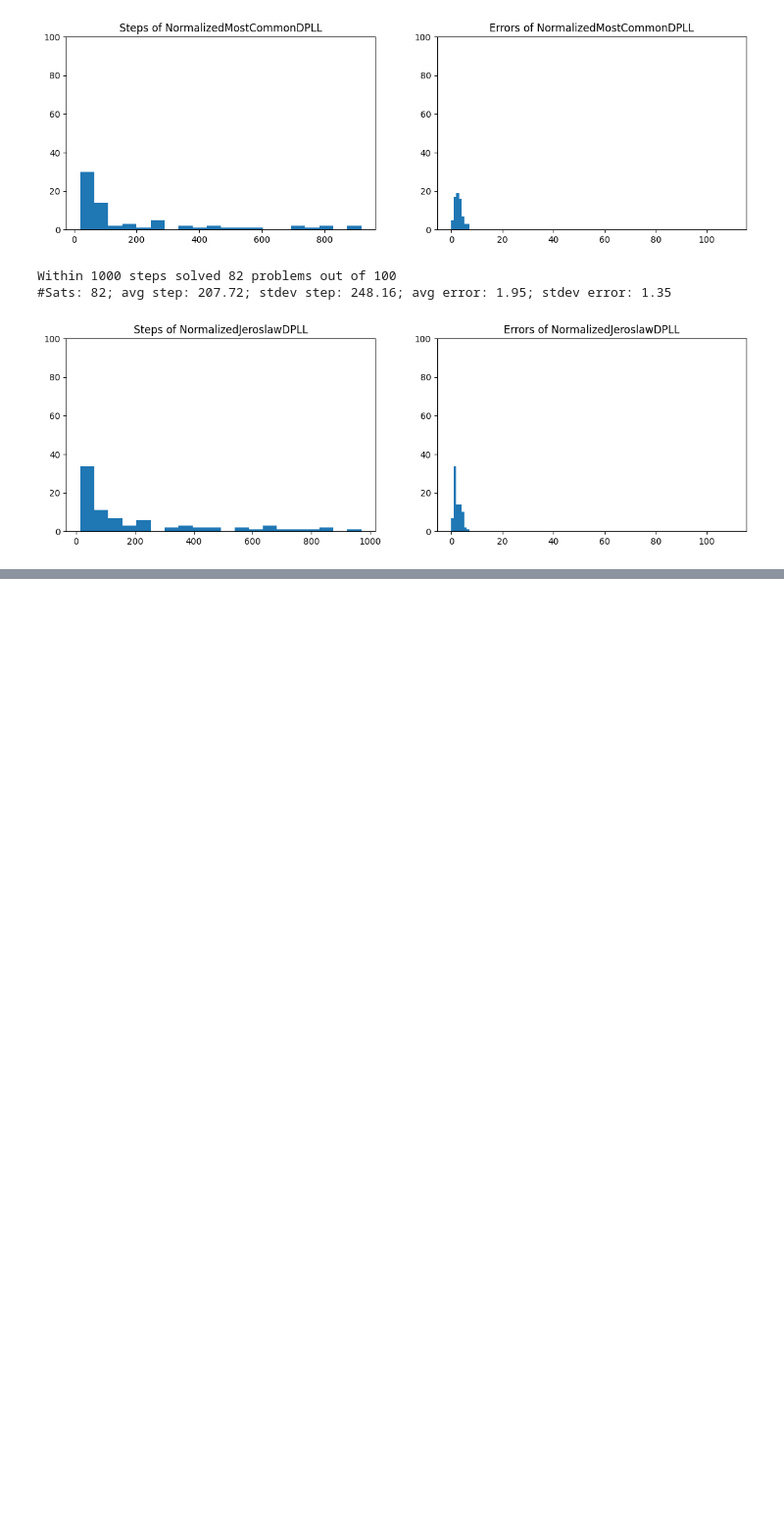
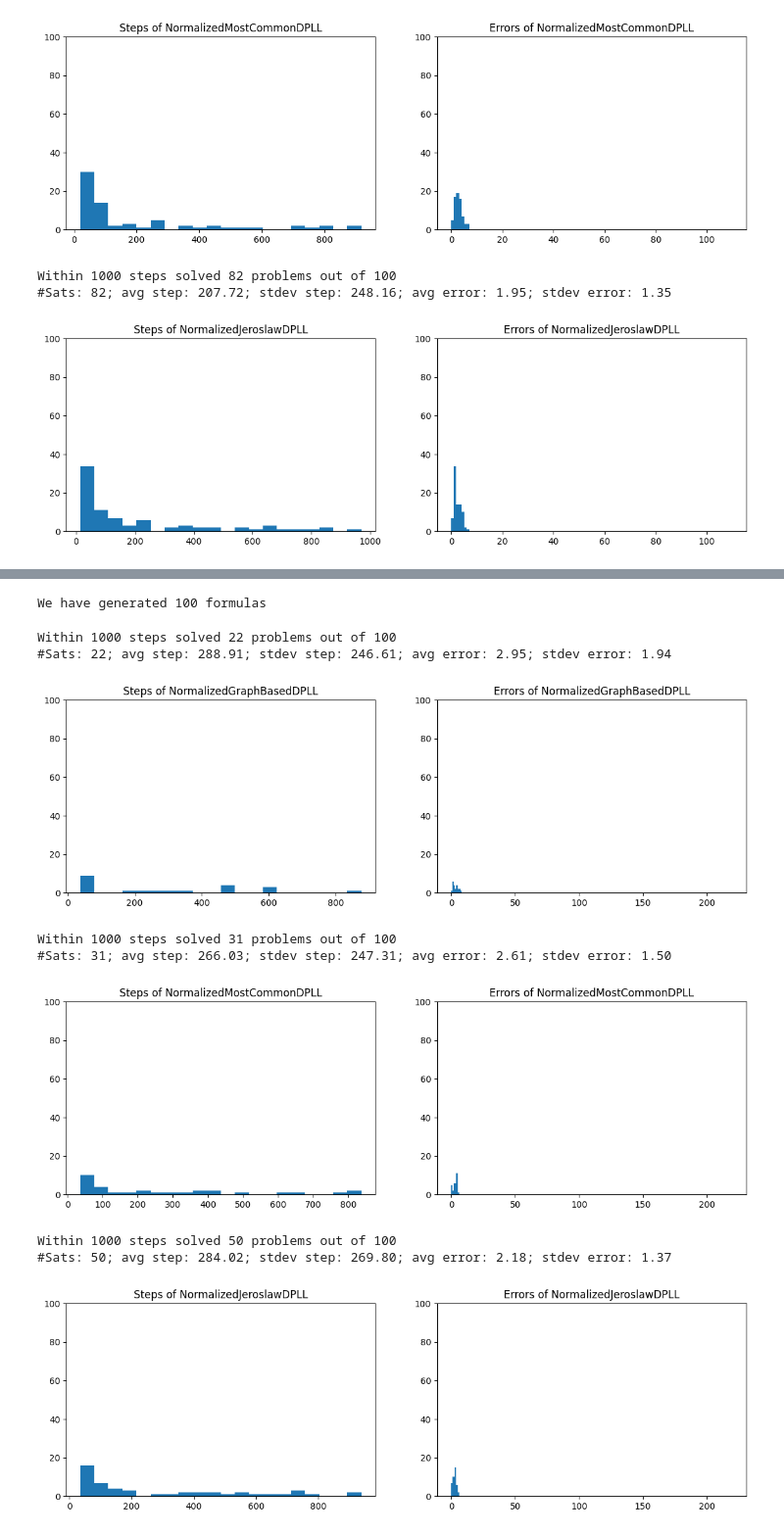
Before and after one commit to cmartigonz/neurosat_sls, a Jupyter notebook: notebooks/exp_4/dpll_1000_steps_kcnf_100.ipynb, the cells around one changed output, grey strips where cells are left out. Shown: that part at 98% size. Saved outputs shown, nothing was run; the diff lists cells and outputs as text; code cells hidden in the pictures; blank space fills up the shorter version.

```diff
--- a/notebooks/exp_4/dpll_1000_steps_kcnf_100.ipynb
+++ b/notebooks/exp_4/dpll_1000_steps_kcnf_100.ipynb
@@ -300,0 +314,13 @@ Within 1000 steps solved 82 problems out of 100
+# %%
+print_all(100, 220, 880, light=True)
+# %% [output]
+We have generated 100 formulas
+Within 1000 steps solved 22 problems out of 100
+#Sats: 22; avg step: 288.91; stdev step: 246.61; avg error: 2.95; stdev error: 1.94
+[figure, added]
+Within 1000 steps solved 31 problems out of 100
+#Sats: 31; avg step: 266.03; stdev step: 247.31; avg error: 2.61; stdev error: 1.50
+[figure, added]
+Within 1000 steps solved 50 problems out of 100
+#Sats: 50; avg step: 284.02; stdev step: 269.80; avg error: 2.18; stdev error: 1.37
+[figure, added]
```
Also changed, not shown: parts of 2 cells of this notebook, 1 other file.
